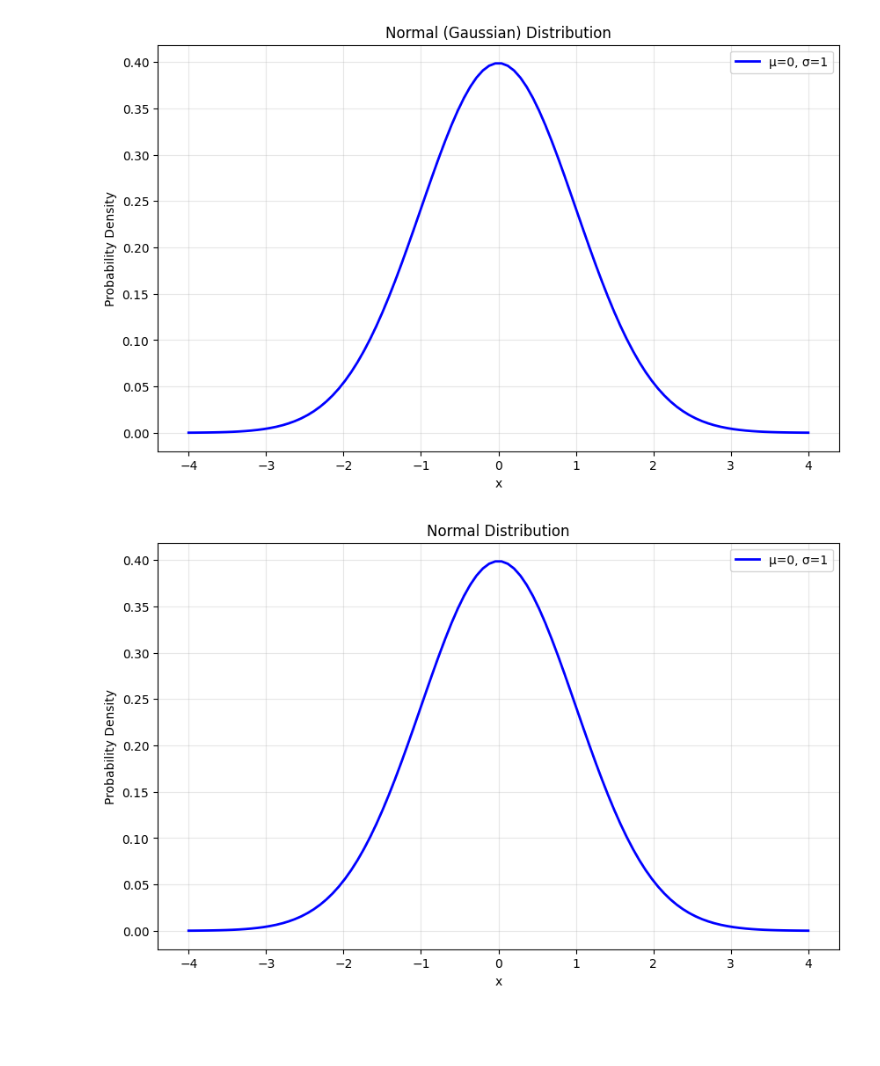
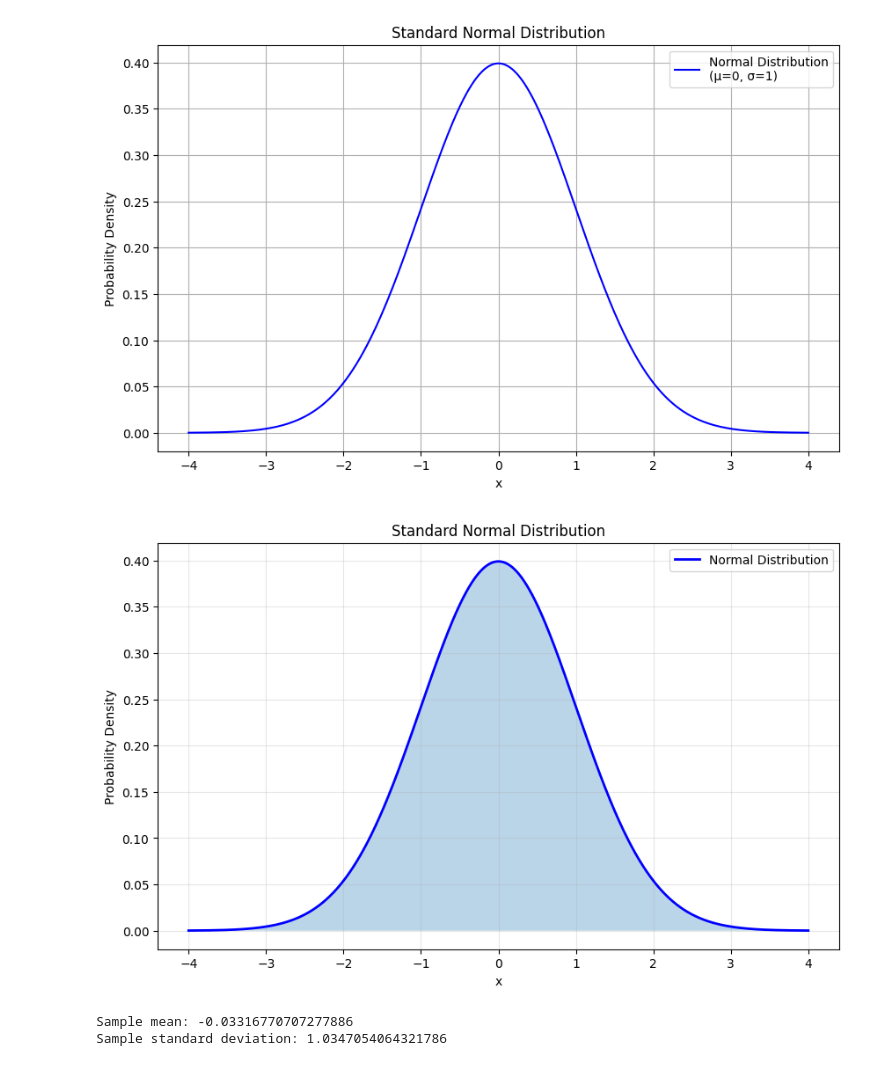
Before and after one commit to ihrpr/mcp-client-jupyter-chat, a Jupyter notebook: Untitled.ipynb, the cells around one changed output. Drawn from its saved outputs; the diff is of its cells as text; code cells hidden in the pictures; blank space fills up the shorter version.

Commit message:
fix types and images

```diff
--- a/Untitled.ipynb
+++ b/Untitled.ipynb
@@ -8,53 +8,50 @@ jupyter lab
 import numpy as np
 import matplotlib.pyplot as plt
 
-# Parameters for the normal distribution
-mu = 0    # mean
-sigma = 1  # standard deviation
+# Generate points for x-axis
+x = np.linspace(-4, 4, 1000)
 
-# Generate points for x-axis
-x = np.linspace(mu - 4*sigma, mu + 4*sigma, 100)
+# Create normal distribution
+mean = 0
+std = 1
+y = (1/(std * np.sqrt(2 * np.pi))) * np.exp(-(x - mean)**2 / (2 * std**2))
 
-# Calculate the normal distribution
-y = 1/(sigma * np.sqrt(2*np.pi)) * np.exp(-(x-mu)**2 / (2*sigma**2))
-
-# Create the plot
+# Plot the distribution
 plt.figure(figsize=(10, 6))
-plt.plot(x, y, 'b-', linewidth=2, label=f'μ={mu}, σ={sigma}')
-plt.title('Normal (Gaussian) Distribution')
+plt.plot(x, y, 'b-', label=f'Normal Distribution\n(μ={mean}, σ={std})')
+plt.title('Standard Normal Distribution')
 plt.xlabel('x')
 plt.ylabel('Probability Density')
-plt.grid(True, alpha=0.3)
+plt.grid(True)
 plt.legend()
 plt.show()
 # %% [output]
-[figure, old version]
+[figure, new version]
 # %%
 import numpy as np
 import matplotlib.pyplot as plt
+from scipy import stats
 
-# Parameters for the normal distribution
-mu = 0    # mean
-sigma = 1  # standard deviation
-
-# Create data points for x-axis
-x = np.linspace(mu - 4*sigma, mu + 4*sigma, 100)
-
-# Calculate normal distribution values
-y = (1/(sigma * np.sqrt(2*np.pi))) * np.exp(-(x-mu)**2 / (2*sigma**2))
+# Generate data points for the normal distribution
+x = np.linspace(-4, 4, 1000)
+y = stats.norm.pdf(x, 0, 1)  # Mean=0, Standard Deviation=1
 
 # Create the plot
 plt.figure(figsize=(10, 6))
-plt.plot(x, y, 'b-', lw=2, label=f'μ={mu}, σ={sigma}')
-
-# Add labels and title
-plt.title('Normal Distribution', fontsize=12)
+plt.plot(x, y, 'b-', lw=2, label='Normal Distribution')
+plt.fill_between(x, y, alpha=0.3)
+plt.title('Standard Normal Distribution')
 plt.xlabel('x')
 plt.ylabel('Probability Density')
 plt.grid(True, alpha=0.3)
 plt.legend()
+plt.show()
 
-# Show the plot
-plt.show()
+# Generate some random numbers from normal distribution
+random_numbers = np.random.normal(0, 1, 1000)
+print("Sample mean:", np.mean(random_numbers))
+print("Sample standard deviation:", np.std(random_numbers))
 # %% [output]
-[figure, old version]
+[figure, new version]
+Sample mean: -0.03316770707277886
+Sample standard deviation: 1.0347054064321786
```
Also changed, not shown: parts of 2 cells of this notebook, 2 other files.
